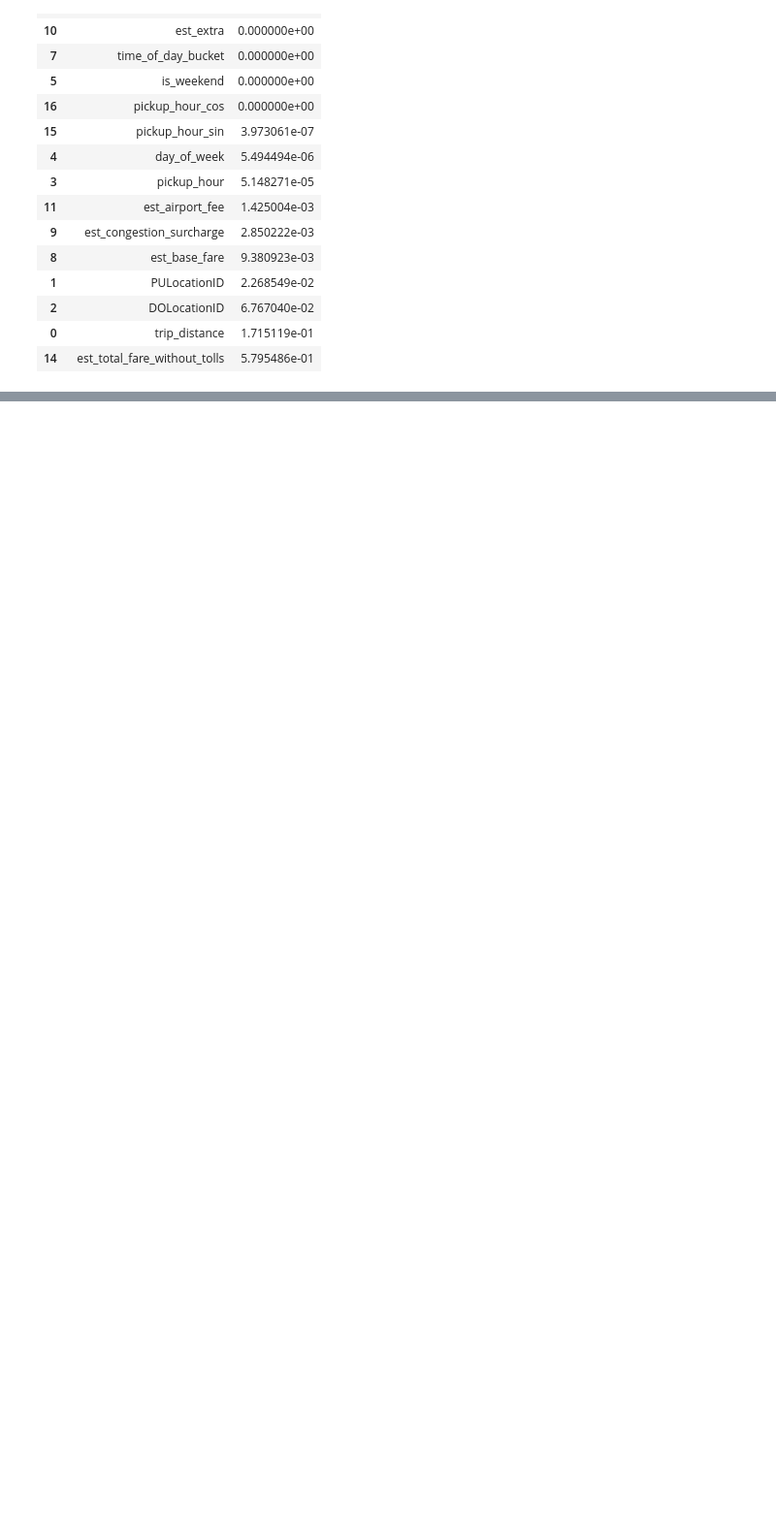
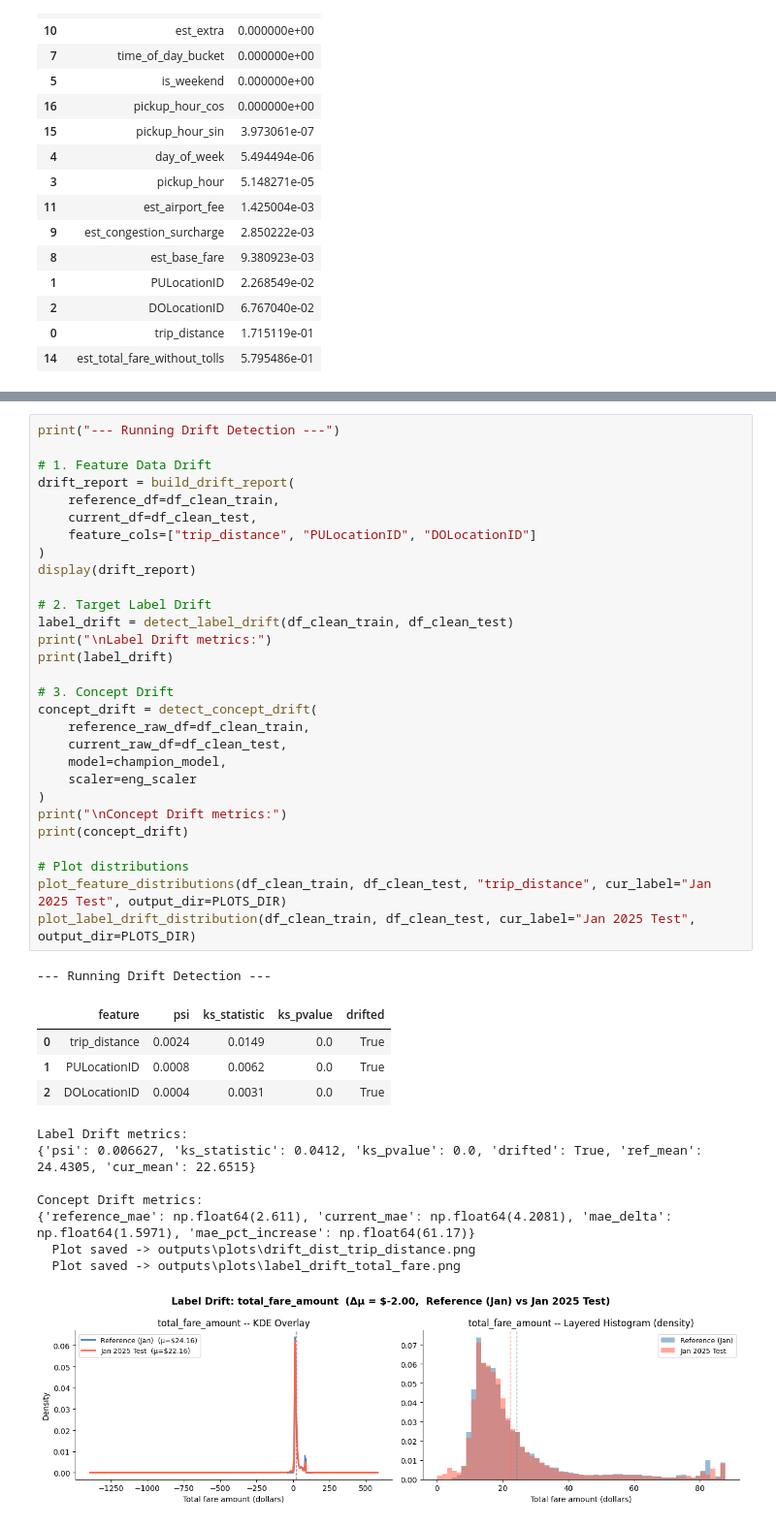
Before and after one commit to netanelr6/nyc-tlc-project-dsma-course, a Jupyter notebook: notebook_pipeline.ipynb, the cells around one changed output, grey strips where cells are left out. Shown at 97% size. Saved outputs shown, nothing was run; the diff lists cells and outputs as text; blank space fills up the shorter version.

```diff
--- a/notebook_pipeline.ipynb
+++ b/notebook_pipeline.ipynb
@@ -630,0 +721,43 @@ Evaluating engineered models on test set...
+# %%
+print("--- Running Drift Detection ---")
+
+# 1. Feature Data Drift
+drift_report = build_drift_report(
+    reference_df=df_clean_train,
+    current_df=df_clean_test,
+    feature_cols=["trip_distance", "PULocationID", "DOLocationID"]
+)
+display(drift_report)
+
+# 2. Target Label Drift
+label_drift = detect_label_drift(df_clean_train, df_clean_test)
+print("\nLabel Drift metrics:")
+print(label_drift)
+
+# 3. Concept Drift
+concept_drift = detect_concept_drift(
+    reference_raw_df=df_clean_train,
+    current_raw_df=df_clean_test,
+    model=champion_model,
+    scaler=eng_scaler
+)
+print("\nConcept Drift metrics:")
+print(concept_drift)
+
+# Plot distributions
+plot_feature_distributions(df_clean_train, df_clean_test, "trip_distance", cur_label="Jan 2025 Test", output_dir=PLOTS_DIR)
+plot_label_drift_distribution(df_clean_train, df_clean_test, cur_label="Jan 2025 Test", output_dir=PLOTS_DIR)
+# %% [output]
+--- Running Drift Detection ---
+|  | feature | psi | ks_statistic | ks_pvalue | drifted |
+| 0 | trip_distance | 0.0024 | 0.0149 | 0.0 | True |
+| 1 | PULocationID | 0.0008 | 0.0062 | 0.0 | True |
+| 2 | DOLocationID | 0.0004 | 0.0031 | 0.0 | True |
+Label Drift metrics:
+{'psi': 0.006627, 'ks_statistic': 0.0412, 'ks_pvalue': 0.0, 'drifted': True, 'ref_mean': 24.4305, 'cur_mean': 22.6515}
+
+Concept Drift metrics:
+{'reference_mae': np.float64(2.611), 'current_mae': np.float64(4.2081), 'mae_delta': np.float64(1.5971), 'mae_pct_increase': np.float64(61.17)}
+  Plot saved -> outputs\plots\drift_dist_trip_distance.png
+  Plot saved -> outputs\plots\label_drift_total_fare.png
+[figure, added]
```
Also changed, not shown: parts of 18 cells of this notebook, 27 other files.
